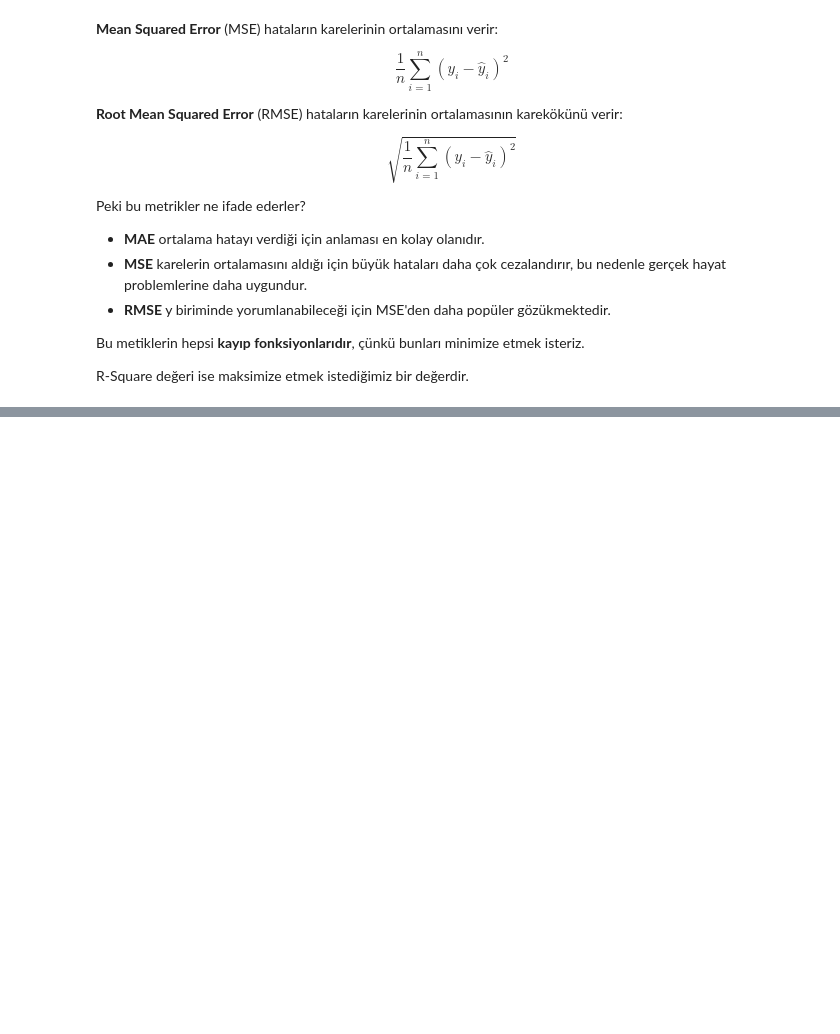
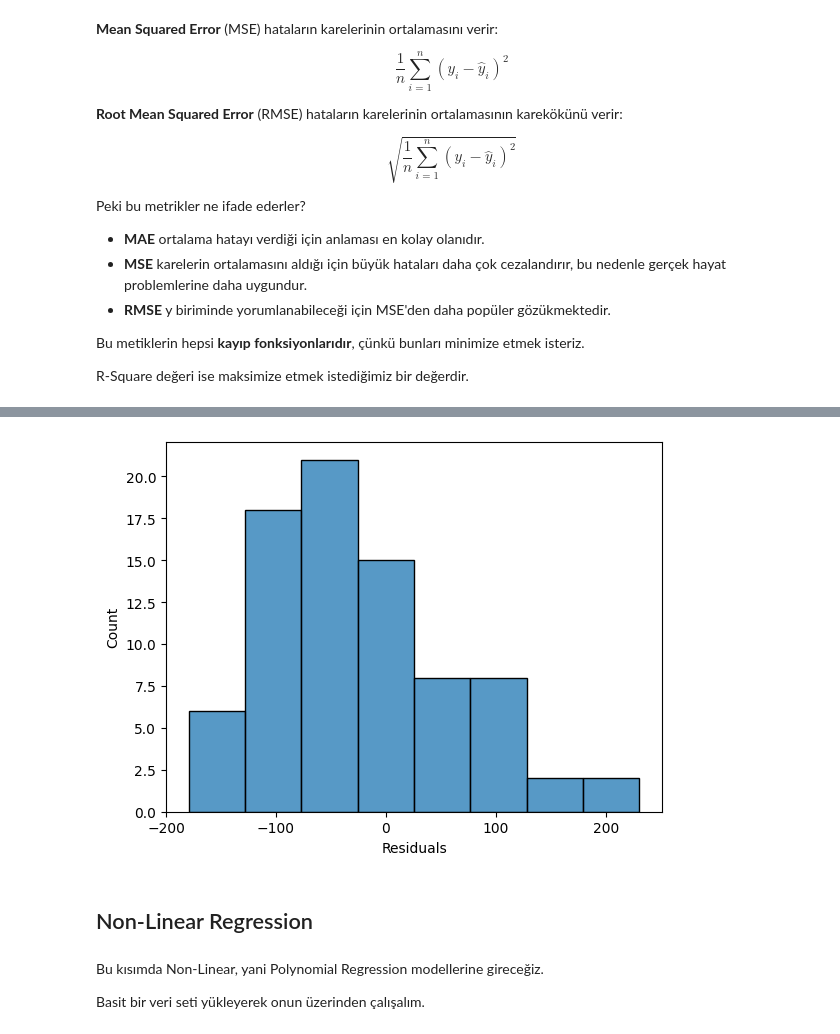
Before and after one commit to mybozkir/Machine_Learning_Practices, a Jupyter notebook: 1-Regression_Practices_TUR.ipynb, the cells around one changed output, grey strips where cells are left out. Drawn from its saved outputs; the diff is of its cells as text; code cells hidden in the pictures; blank space fills up the shorter version.

Commit message:
Non-Linear Regression eklendi.

```diff
--- a/1-Regression_Practices_TUR.ipynb
+++ b/1-Regression_Practices_TUR.ipynb
@@ -379,0 +469,6 @@ R-Square değeri ise maksimize etmek istediğimiz bir değerdir.
+# %%
+X_train, X_test, y_train, y_test = train_test_split(X, y, test_size = 0.2, random_state = 42)
+# %%
+linreg = LinearRegression()
+
+linreg.fit(X_train, y_train)
@@ -379,0 +495,20 @@ R-Square değeri ise maksimize etmek istediğimiz bir değerdir.
+# %%
+# Tahmin işlemi.
+y_pred = linreg.predict(X_test)
+
+# Model performansımızı görelim.
+
+#R-Square (R2)
+r2 = r2_score(y_test, y_pred)
+
+#Mean Squared Error (MSE) & Root Mean Squared Error (RMSE)
+mse = mean_squared_error(y_test, y_pred)
+rmse = np.sqrt(mean_squared_error(y_test, y_pred))
+
+#Mean Absolute Error (MAE)
+mae = mean_absolute_error(y_test, y_pred)
+
+print('R2 Score:', r2)
+print('MSE Score:', mse)
+print('RMSE Score:', rmse)
+print('MAE Score:', mae)
@@ -379,0 +520,9 @@ R-Square değeri ise maksimize etmek istediğimiz bir değerdir.
+# %%
+# Gerçek değerler ile tahmin değerlerini karşılaştıralım.
+credit_comparison = pd.DataFrame({
+    'Actual' : y_test,
+    'Predicted' : y_pred,
+    'Residuals' : (y_test - y_pred)
+})
+
+credit_comparison
@@ -379,0 +543,10 @@ R-Square değeri ise maksimize etmek istediğimiz bir değerdir.
+# %%
+sns.histplot(credit_comparison['Residuals']);
+# %% [output]
+[figure, added]
+# %% [markdown]
+## Non-Linear Regression
+# %% [markdown]
+Bu kısımda Non-Linear, yani Polynomial Regression modellerine gireceğiz.
+
+Basit bir veri seti yükleyerek onun üzerinden çalışalım.
```
Also changed, not shown: parts of 34 cells of this notebook.
